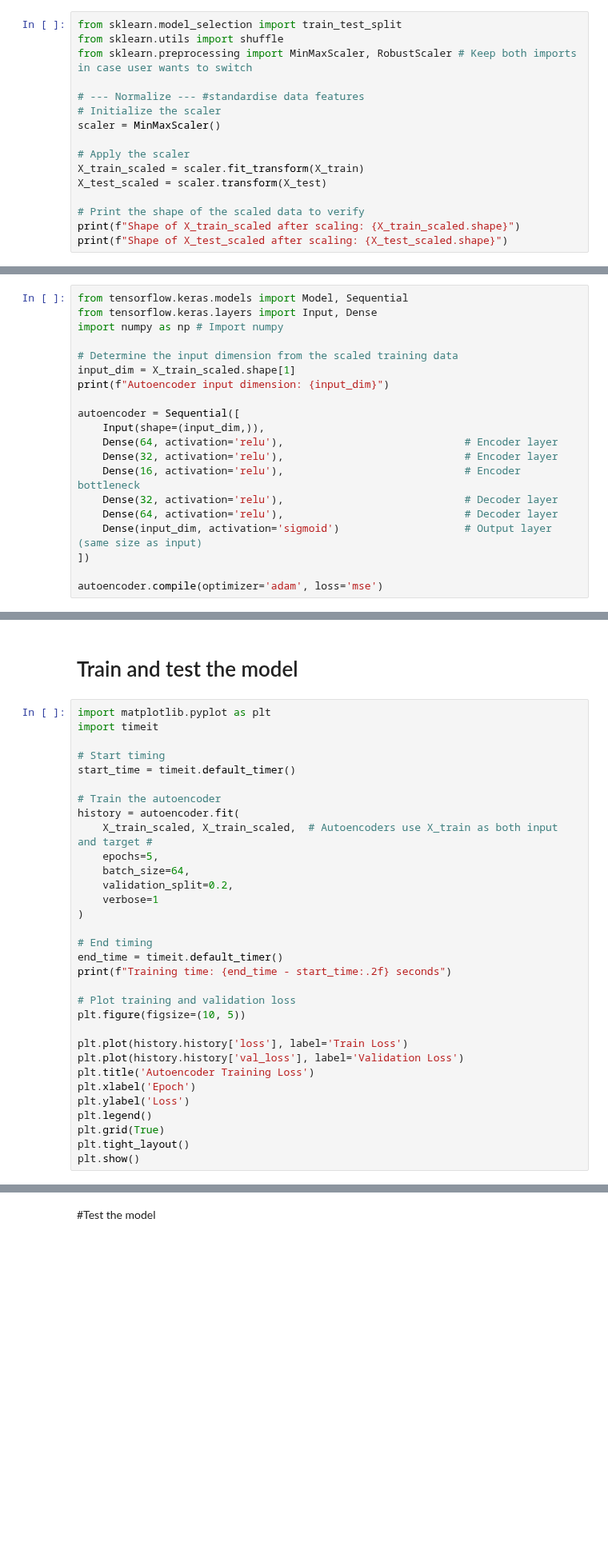
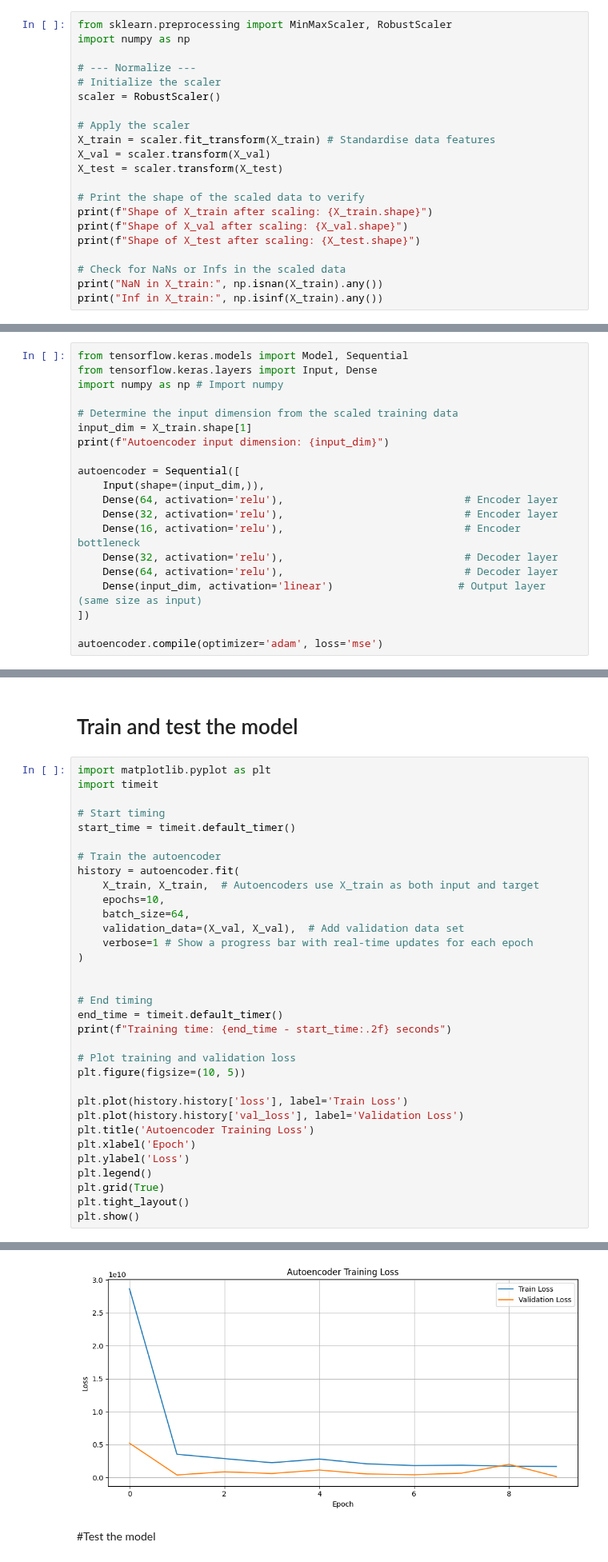
Before and after one commit to SianC7/LAIDS, a Jupyter notebook: Sian's_Autoencoder.ipynb, the cells around one changed output, grey strips where cells are left out. Shown at 80% size. Cells and saved outputs as stored; diff of their text form; blank space fills up the shorter version.

```diff
--- a/Sian's_Autoencoder.ipynb
+++ b/Sian's_Autoencoder.ipynb
@@ -264,18 +115,23 @@ else:
 # %% [markdown]
 Normalise the data:
 # %%
-from sklearn.model_selection import train_test_split
-from sklearn.utils import shuffle
-from sklearn.preprocessing import MinMaxScaler, RobustScaler # Keep both imports in case user wants to switch
+from sklearn.preprocessing import MinMaxScaler, RobustScaler
+import numpy as np
 
-# --- Normalize --- #standardise data features
+# --- Normalize ---
 # Initialize the scaler
-scaler = MinMaxScaler()
+scaler = RobustScaler()
 
 # Apply the scaler
-X_train_scaled = scaler.fit_transform(X_train)
-X_test_scaled = scaler.transform(X_test)
+X_train = scaler.fit_transform(X_train) # Standardise data features
+X_val = scaler.transform(X_val)
+X_test = scaler.transform(X_test)
 
 # Print the shape of the scaled data to verify
-print(f"Shape of X_train_scaled after scaling: {X_train_scaled.shape}")
-print(f"Shape of X_test_scaled after scaling: {X_test_scaled.shape}")
+print(f"Shape of X_train after scaling: {X_train.shape}")
+print(f"Shape of X_val after scaling: {X_val.shape}")
+print(f"Shape of X_test after scaling: {X_test.shape}")
+
+# Check for NaNs or Infs in the scaled data
+print("NaN in X_train:", np.isnan(X_train).any())
+print("Inf in X_train:", np.isinf(X_train).any())
@@ -297,7 +159,7 @@ from tensorflow.keras.layers import Input, Dense
 import numpy as np # Import numpy
 
 # Determine the input dimension from the scaled training data
-input_dim = X_train_scaled.shape[1]
+input_dim = X_train.shape[1]
 print(f"Autoencoder input dimension: {input_dim}")
 
 autoencoder = Sequential([
@@ -307,7 +169,7 @@ autoencoder = Sequential([
     Dense(16, activation='relu'),                             # Encoder bottleneck
     Dense(32, activation='relu'),                             # Decoder layer
     Dense(64, activation='relu'),                             # Decoder layer
-    Dense(input_dim, activation='sigmoid')                    # Output layer (same size as input)
+    Dense(input_dim, activation='linear')                    # Output layer (same size as input)
 ])
 
 autoencoder.compile(optimizer='adam', loss='mse')
@@ -322,12 +186,13 @@ start_time = timeit.default_timer()
 
 # Train the autoencoder
 history = autoencoder.fit(
-    X_train_scaled, X_train_scaled,  # Autoencoders use X_train as both input and target #
-    epochs=5,
+    X_train, X_train,  # Autoencoders use X_train as both input and target
+    epochs=10,
     batch_size=64,
-    validation_split=0.2,
-    verbose=1
+    validation_data=(X_val, X_val),  # Add validation data set
+    verbose=1 # Show a progress bar with real-time updates for each epoch
 )
+
 
 # End timing
 end_time = timeit.default_timer()
@@ -345,3 +210,4 @@ plt.legend()
 plt.grid(True)
 plt.tight_layout()
 plt.show()
+# %% [output]
@@ -348,3 +231,4 @@ plt.show()
+[figure, added]
 # %% [markdown]
 #Test the model
 # %%
```
Also changed, not shown: parts of 22 cells of this notebook.
